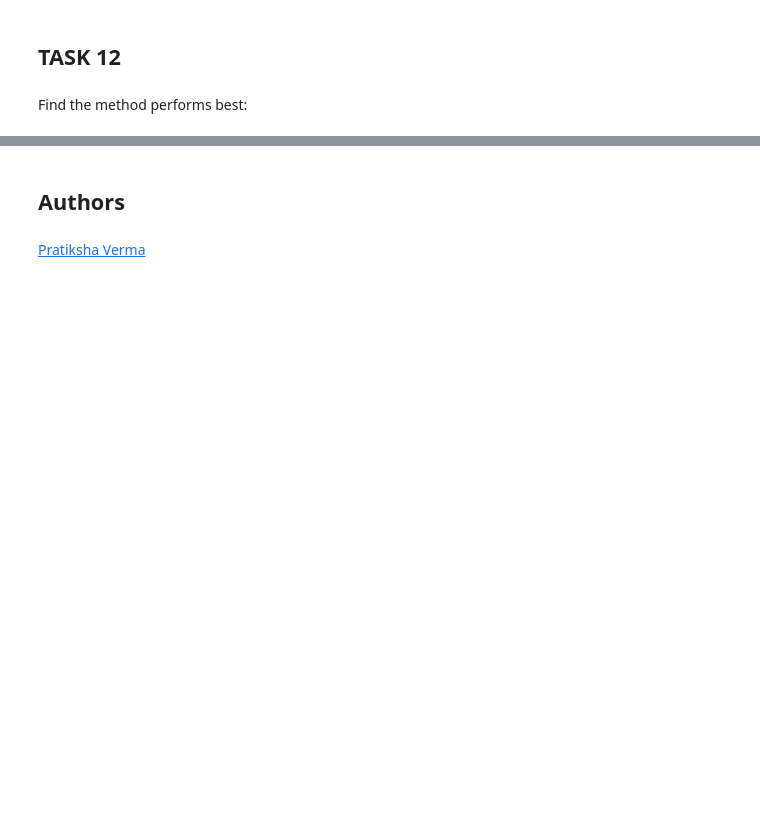
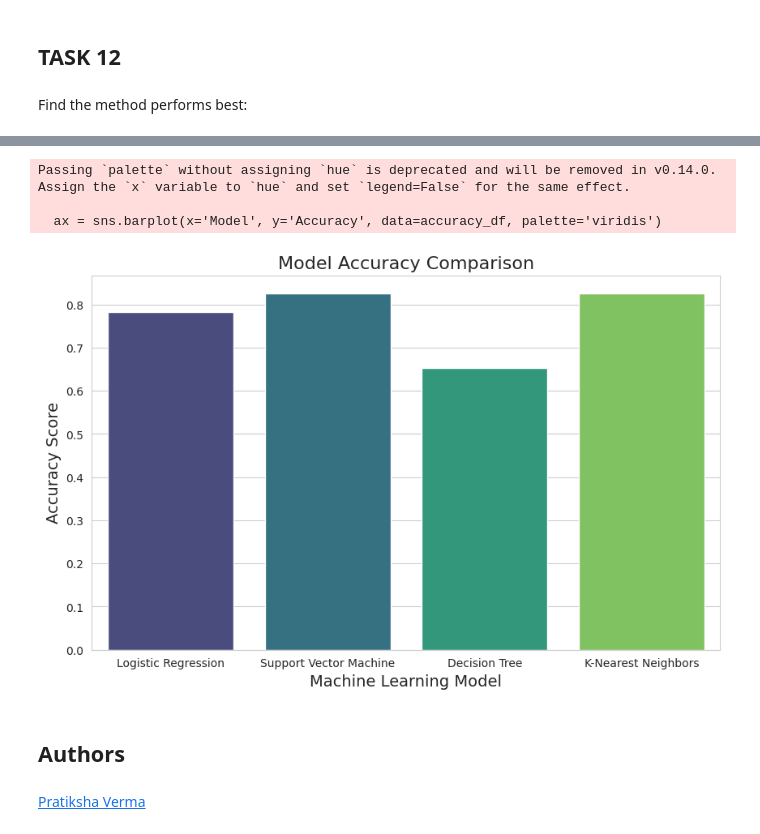
Before and after one commit to grzegorz-bednarski/Winning-Space-Race-with-Data-Science, a Jupyter notebook: module_4/SpaceX_Machine Learning Prediction_Part_5.ipynb, the cells around one changed output, grey strips where cells are left out. Drawn from its saved outputs; the diff is of its cells as text; code cells hidden in the pictures; blank space fills up the shorter version.

```diff
--- a/module_4/SpaceX_Machine Learning Prediction_Part_5.ipynb
+++ b/module_4/SpaceX_Machine Learning Prediction_Part_5.ipynb
@@ -413,3 +419,27 @@ Best Performing Model: Support Vector Machine with Accuracy: 0.8696
+# %%
+# Set the aesthetic style of the plots
+sns.set_style("whitegrid")
+
+# Set the figure size
+plt.figure(figsize=(10, 6))
+
+accuracy_df = pd.DataFrame(list(accuracy_results.items()), columns=['Model', 'Accuracy'])
+
+# Create a bar plot
+ax = sns.barplot(x='Model', y='Accuracy', data=accuracy_df, palette='viridis')
+
+# Set the title and labels
+ax.set_title('Model Accuracy Comparison', fontsize=16)
+ax.set_xlabel('Machine Learning Model', fontsize=14)
+ax.set_ylabel('Accuracy Score', fontsize=14)
+
+# Display the plot
+plt.show()
+# %% [output]
+Passing `palette` without assigning `hue` is deprecated and will be removed in v0.14.0. Assign the `x` variable to `hue` and set `legend=False` for the same effect.
+
+  ax = sns.barplot(x='Model', y='Accuracy', data=accuracy_df, palette='viridis')
+[figure, added]
 # %% [markdown]
 ## Authors
 # %% [markdown]
```
Also changed, not shown: parts of 15 cells of this notebook.
